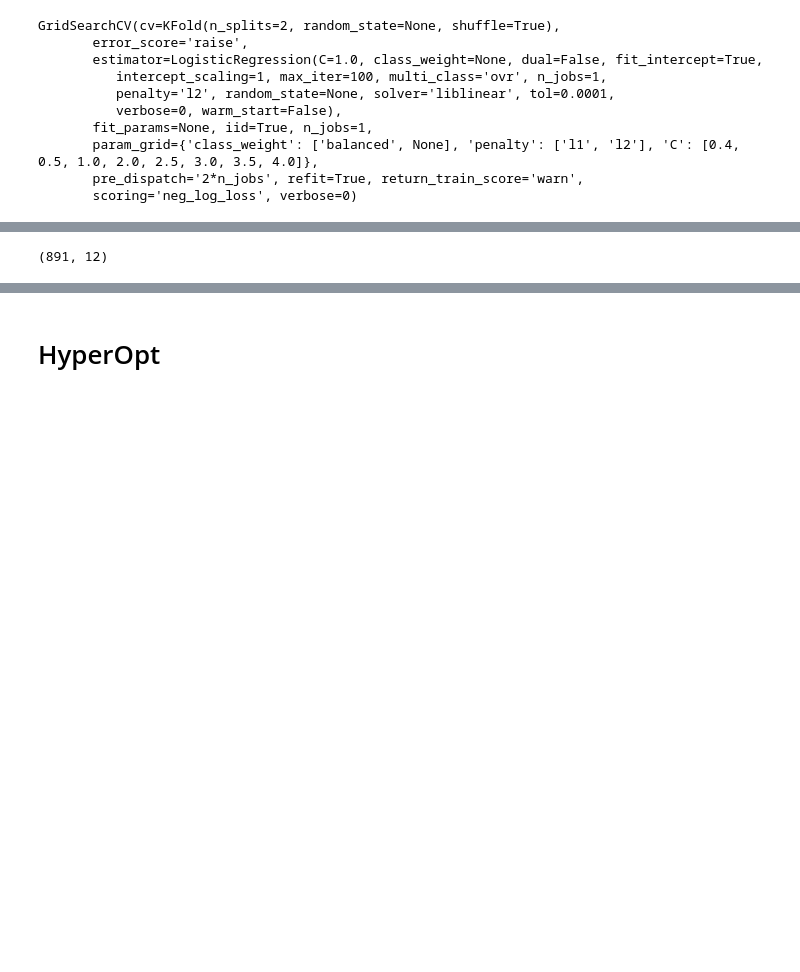
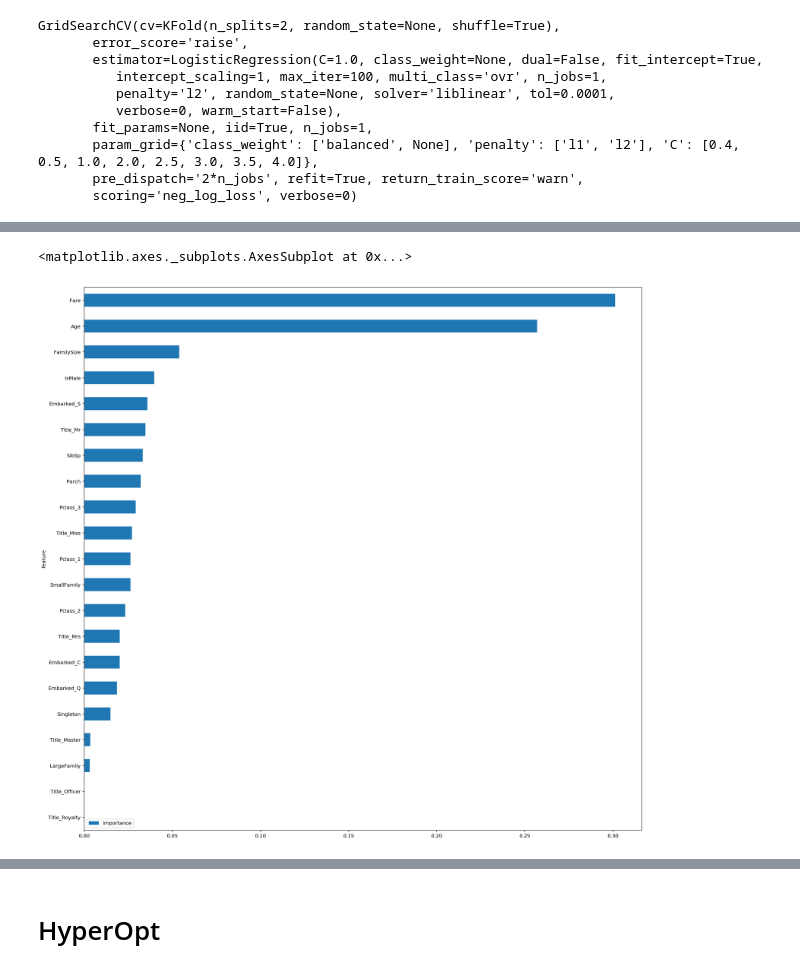
Before and after one commit to tekuchev/tekuchev_netology, a Jupyter notebook: 1-3_sklearn/Trees_homework-xgboost.ipynb, the cells around one changed output, grey strips where cells are left out. Saved outputs shown, nothing was run; the diff lists cells and outputs as text; code cells hidden in the pictures; blank space fills up the shorter version.

```diff
--- a/1-3_sklearn/Trees_homework-xgboost.ipynb
+++ b/1-3_sklearn/Trees_homework-xgboost.ipynb
@@ -334,15 +335,16 @@ clf.score(X_train_stack,y_train)
 # %%
 features = pd.DataFrame()
-#features['feature'] = X_train_i_s.columns
-#features['importance'] = clf.feature_importances_
-#features.sort_values(by=['importance'], ascending=True, inplace=True)
-#features.set_index('feature', inplace=True)
-#features.plot(kind='barh', figsize=(20, 20))
+features['feature'] = X_train_i_s.columns
+features['importance'] = clf.feature_importances_
+features.sort_values(by=['importance'], ascending=True, inplace=True)
+features.set_index('feature', inplace=True)
+features.plot(kind='barh', figsize=(20, 20))
+# %% [output]
+<matplotlib.axes._subplots.AxesSubplot at 0x...>
+[figure, added]
 # %%
 model = SelectFromModel(clf, prefit=True,threshold=0.02)
 X_train_i_s_r = model.transform(X_train_i_s)
 
-X_train_i_s_r.shape
+s = X_train_i_s_r.shape[1]
-# %% [output]
-(891, 12)
 # %%
```
Also changed, not shown: parts of 11 cells of this notebook, 3 other files.
